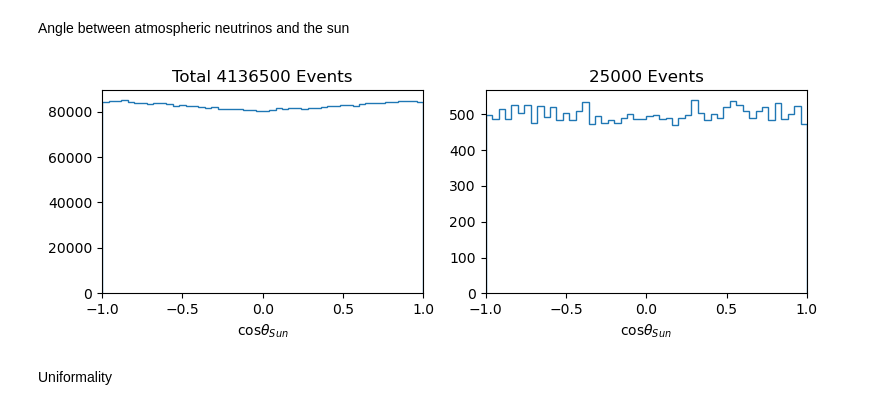
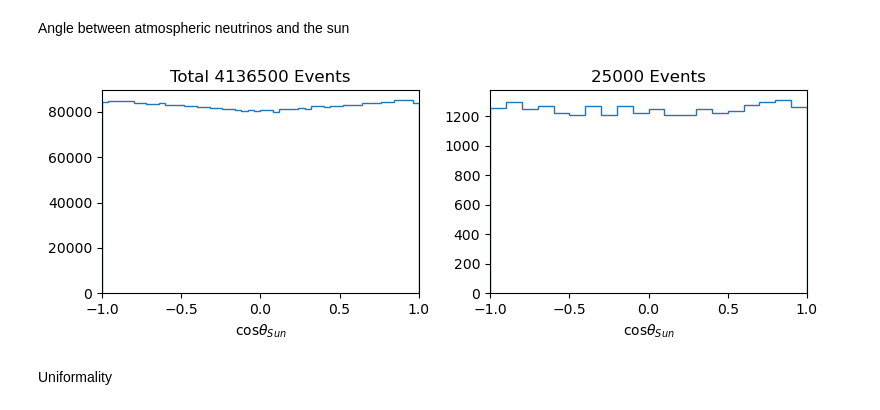
Before and after one commit to yuntsebaryon/BoostedDM2024, a Jupyter notebook: Atmos/atmosDirection.ipynb, the cells around one changed output. Drawn from its saved outputs; the diff is of its cells as text; code cells hidden in the pictures.

```diff
--- a/Atmos/atmosDirection.ipynb
+++ b/Atmos/atmosDirection.ipynb
@@ -587,15 +587,15 @@ costhSymmCosthSun = (vSymmCosth[:,0]*vSunX + vSymmCosth[:,1]*vSunY + vSymmCosth[
 # %%
 fig, ax = plt.subplots(1, 2, figsize = (8, 3), layout = 'tight' )
 ax[0].hist( costhSymmCosthSun, bins = costhBins, histtype = 'step', label = r'cos$thera$' )
-ax[1].hist( costhSymmCosthSun[:25000], bins = costhBins, histtype = 'step', label = r'cos$thera$' )
+ax[1].hist( costhSymmCosthSun[:25000], bins = np.linspace(-1, 1, 21), histtype = 'step', label = r'cos$thera$' )
 
 ax[0].set_title( f'Total {nTrue} Events' )
 ax[1].set_title( '25000 Events' )
 for i in range(2):
     ax[i].set_xlabel( r'cos$\theta_{Sun}$')
     ax[i].set_xlim([-1, 1])
 # %% [output]
-[figure, old version]
+[figure, new version]
 # %% [markdown]
 Uniformality
 # %%
```
Also changed, not shown: parts of 27 cells of this notebook.
